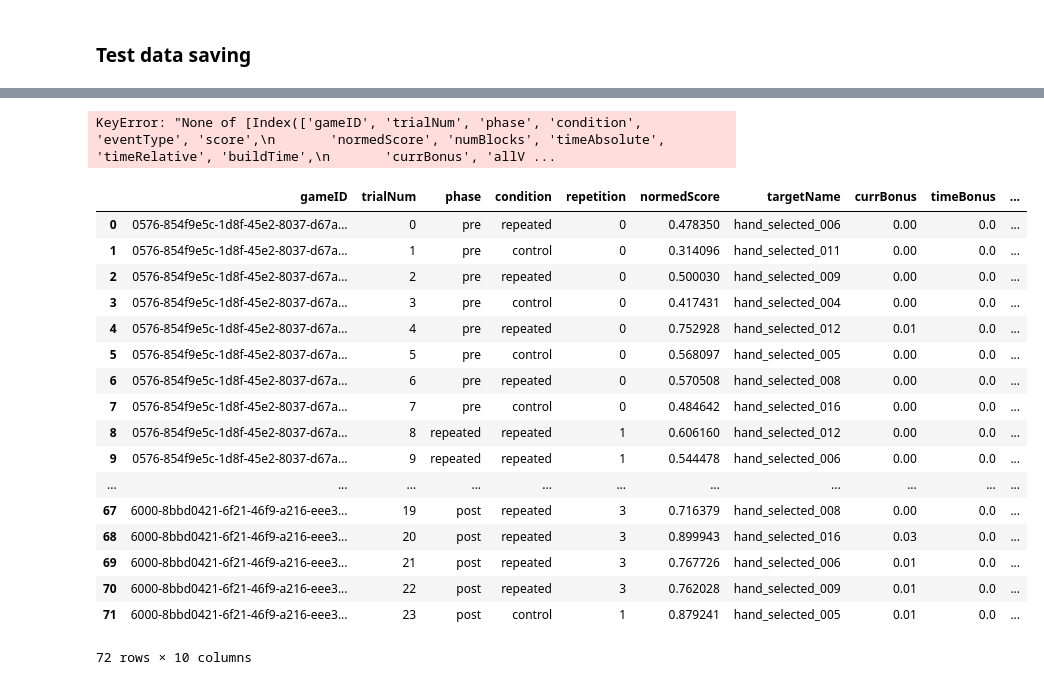
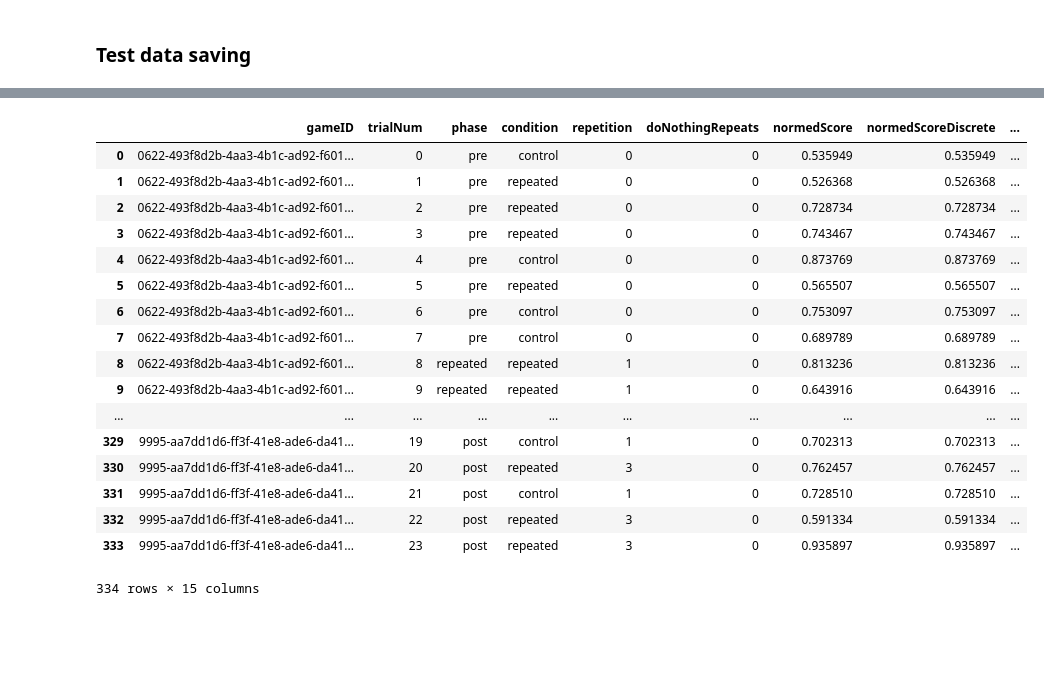
Before and after one commit to cogtoolslab/block_construction, a Jupyter notebook: analysis/will/block_silhouette_data_generator.ipynb, the cells around one changed output, grey strips where cells are left out. Cells and saved outputs as stored; diff of their text form; code cells hidden in the pictures; blank space fills up the shorter version.

```diff
--- a/analysis/will/block_silhouette_data_generator.ipynb
+++ b/analysis/will/block_silhouette_data_generator.ipynb
@@ -320,3 +316,5 @@ out_path = os.path.join(csv_dir,'block_silhouette_explore_{}.csv'.format(iterati
 df_explore.to_csv(out_path)
 # %% [markdown]
 ### Test data saving
+# %%
+iterationName = 'Exp2Pilot2_turk'
@@ -359,49 +375,47 @@ df[['gameID','trialNum','phase','condition',
     'timeThresholdYellow','timeThresholdRed','devMode',
     'timeBonus'
    ]]
-# %% [output]
-KeyError: "None of [Index(['gameID', 'trialNum', 'phase', 'condition', 'eventType', 'score',\n       'normedScore', 'numBlocks', 'timeAbsolute', 'timeRelative', 'buildTime',\n       'currBonus', 'allV ...
 # %%
 query = coll.find({"$and":[
                         {'condition':{'$ne':'practice'}},
                         {'eventType':'trial_end'},
                         {'iterationName':iterationName}]
                      })
 
 df = pd.DataFrame(list(query.sort('gameID')))
 
 # df[['gameID','trialNum','phase','condition',
 #     'eventType','score','normedScore','numBlocks',
 #     'timeAbsolute','timeRelative','buildTime',
 #     'currBonus','allVertices','nPracticeAttempts',
 #     'buildStartTime','buildFinishTime','targetName',
 #     'blockColor','blockColorID','numTargets', 'prePostSetSize',
 #     'numRepetitions','repetition','targetID',
 #     'bonusThresholdLow','bonusThresholdMid','bonusThresholdHigh',
 #     'timeThresholdYellow','timeThresholdRed','devMode',
 #     'timeBonus'
 #    ]]
 
-df[['gameID','trialNum','phase','condition','repetition','normedScore','targetName','currBonus','timeBonus','score']]
+df[['gameID','trialNum','phase','condition','repetition','doNothingRepeats','normedScore','normedScoreDiscrete','targetName','currBonus','timeBonus','score','browser','browserVersion','os']]
 # %% [output]
-|  | gameID | trialNum | phase | condition | repetition | normedScore | targetName | currBonus | timeBonus | ... |
-| 0 | 0576-854f9e5c-1d8f-45e2-8037-d67a... | 0 | pre | repeated | 0 | 0.478350 | hand_selected_006 | 0.00 | 0.0 | ... |
-| 1 | 0576-854f9e5c-1d8f-45e2-8037-d67a... | 1 | pre | control | 0 | 0.314096 | hand_selected_011 | 0.00 | 0.0 | ... |
-| 2 | 0576-854f9e5c-1d8f-45e2-8037-d67a... | 2 | pre | repeated | 0 | 0.500030 | hand_selected_009 | 0.00 | 0.0 | ... |
-| 3 | 0576-854f9e5c-1d8f-45e2-8037-d67a... | 3 | pre | control | 0 | 0.417431 | hand_selected_004 | 0.00 | 0.0 | ... |
-| 4 | 0576-854f9e5c-1d8f-45e2-8037-d67a... | 4 | pre | repeated | 0 | 0.752928 | hand_selected_012 | 0.01 | 0.0 | ... |
-| 5 | 0576-854f9e5c-1d8f-45e2-8037-d67a... | 5 | pre | control | 0 | 0.568097 | hand_selected_005 | 0.00 | 0.0 | ... |
-| 6 | 0576-854f9e5c-1d8f-45e2-8037-d67a... | 6 | pre | repeated | 0 | 0.570508 | hand_selected_008 | 0.00 | 0.0 | ... |
-| 7 | 0576-854f9e5c-1d8f-45e2-8037-d67a... | 7 | pre | control | 0 | 0.484642 | hand_selected_016 | 0.00 | 0.0 | ... |
-| 8 | 0576-854f9e5c-1d8f-45e2-8037-d67a... | 8 | repeated | repeated | 1 | 0.606160 | hand_selected_012 | 0.00 | 0.0 | ... |
-| 9 | 0576-854f9e5c-1d8f-45e2-8037-d67a... | 9 | repeated | repeated | 1 | 0.544478 | hand_selected_006 | 0.00 | 0.0 | ... |
-| ... | ... | ... | ... | ... | ... | ... | ... | ... | ... | ... |
-| 67 | 6000-8bbd0421-6f21-46f9-a216-eee3... | 19 | post | repeated | 3 | 0.716379 | hand_selected_008 | 0.00 | 0.0 | ... |
-| 68 | 6000-8bbd0421-6f21-46f9-a216-eee3... | 20 | post | repeated | 3 | 0.899943 | hand_selected_016 | 0.03 | 0.0 | ... |
-| 69 | 6000-8bbd0421-6f21-46f9-a216-eee3... | 21 | post | repeated | 3 | 0.767726 | hand_selected_006 | 0.01 | 0.0 | ... |
-| 70 | 6000-8bbd0421-6f21-46f9-a216-eee3... | 22 | post | repeated | 3 | 0.762028 | hand_selected_009 | 0.01 | 0.0 | ... |
-| 71 | 6000-8bbd0421-6f21-46f9-a216-eee3... | 23 | post | control | 1 | 0.879241 | hand_selected_005 | 0.01 | 0.0 | ... |
+|  | gameID | trialNum | phase | condition | repetition | doNothingRepeats | normedScore | normedScoreDiscrete | ... |
+| 0 | 0622-493f8d2b-4aa3-4b1c-ad92-f601... | 0 | pre | control | 0 | 0 | 0.535949 | 0.535949 | ... |
+| 1 | 0622-493f8d2b-4aa3-4b1c-ad92-f601... | 1 | pre | repeated | 0 | 0 | 0.526368 | 0.526368 | ... |
+| 2 | 0622-493f8d2b-4aa3-4b1c-ad92-f601... | 2 | pre | repeated | 0 | 0 | 0.728734 | 0.728734 | ... |
+| 3 | 0622-493f8d2b-4aa3-4b1c-ad92-f601... | 3 | pre | repeated | 0 | 0 | 0.743467 | 0.743467 | ... |
+| 4 | 0622-493f8d2b-4aa3-4b1c-ad92-f601... | 4 | pre | control | 0 | 0 | 0.873769 | 0.873769 | ... |
+| 5 | 0622-493f8d2b-4aa3-4b1c-ad92-f601... | 5 | pre | repeated | 0 | 0 | 0.565507 | 0.565507 | ... |
+| 6 | 0622-493f8d2b-4aa3-4b1c-ad92-f601... | 6 | pre | control | 0 | 0 | 0.753097 | 0.753097 | ... |
+| 7 | 0622-493f8d2b-4aa3-4b1c-ad92-f601... | 7 | pre | control | 0 | 0 | 0.689789 | 0.689789 | ... |
+| 8 | 0622-493f8d2b-4aa3-4b1c-ad92-f601... | 8 | repeated | repeated | 1 | 0 | 0.813236 | 0.813236 | ... |
+| 9 | 0622-493f8d2b-4aa3-4b1c-ad92-f601... | 9 | repeated | repeated | 1 | 0 | 0.643916 | 0.643916 | ... |
+| ... | ... | ... | ... | ... | ... | ... | ... | ... | ... |
+| 329 | 9995-aa7dd1d6-ff3f-41e8-ade6-da41... | 19 | post | control | 1 | 0 | 0.702313 | 0.702313 | ... |
+| 330 | 9995-aa7dd1d6-ff3f-41e8-ade6-da41... | 20 | post | repeated | 3 | 0 | 0.762457 | 0.762457 | ... |
+| 331 | 9995-aa7dd1d6-ff3f-41e8-ade6-da41... | 21 | post | control | 1 | 0 | 0.728510 | 0.728510 | ... |
+| 332 | 9995-aa7dd1d6-ff3f-41e8-ade6-da41... | 22 | post | repeated | 3 | 0 | 0.591334 | 0.591334 | ... |
+| 333 | 9995-aa7dd1d6-ff3f-41e8-ade6-da41... | 23 | post | repeated | 3 | 0 | 0.935897 | 0.935897 | ... |
-72 rows × 10 columns
+334 rows × 15 columns
 # %%
 # get sequence of trial_end data for all people
 # note that these currently lump everyone together, and don't
```
Also changed, not shown: parts of 9 cells of this notebook, 3 other files.
